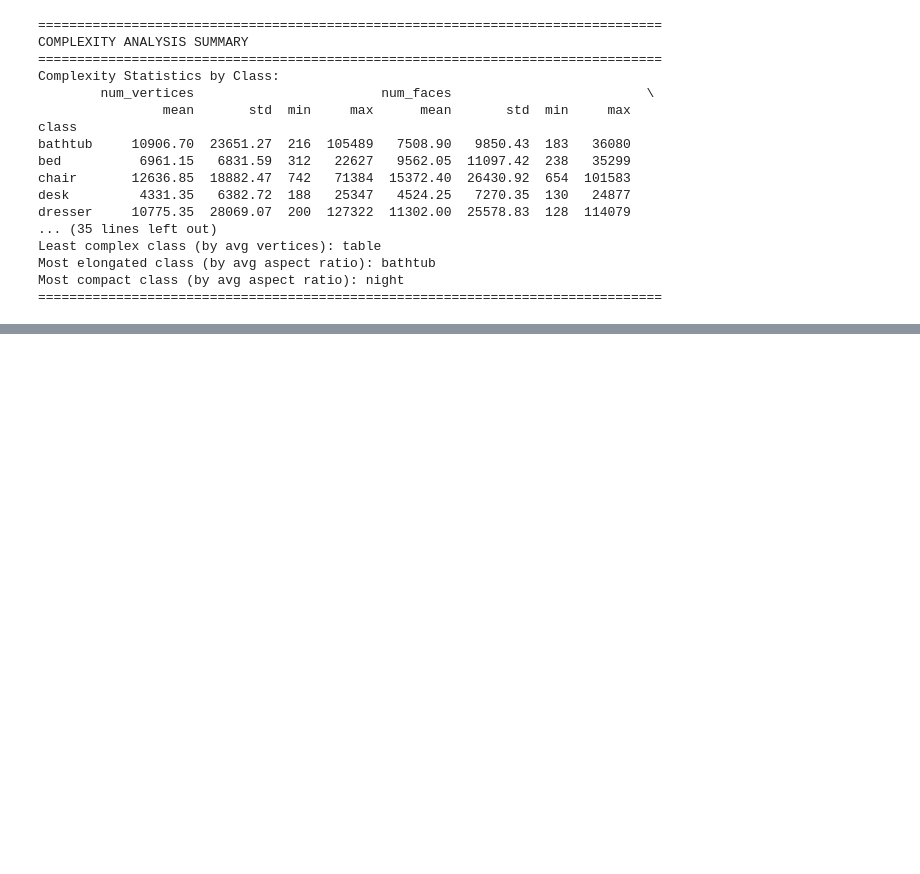
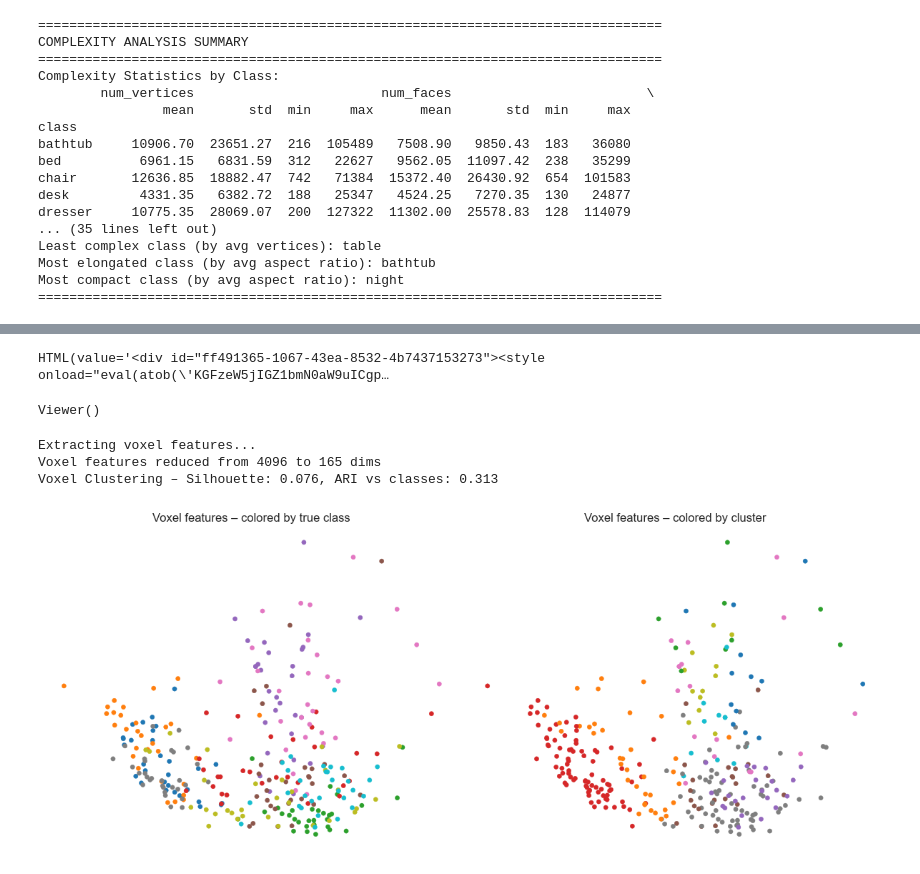
Before and after one commit to NerdToMars/threed-comp, a Jupyter notebook: chongtian_hanzhang.ipynb, the cells around one changed output, grey strips where cells are left out. Drawn from its saved outputs; the diff is of its cells as text; code cells hidden in the pictures; blank space fills up the shorter version.

Commit message:
add model

```diff
--- a/chongtian_hanzhang.ipynb
+++ b/chongtian_hanzhang.ipynb
@@ -439,7 +409,8 @@ for class_name in unique_classes:
     print(f"Analyzing {len(sampled_objects)} samples from class '{class_name}'...")
 
     for _, obj in sampled_objects.iterrows():
-        complexity = analyze_mesh_complexity(obj['object_path'])
+        object_full_path = os.path.join(BASE_MODEL_DIR, obj['object_path'])
+        complexity = analyze_mesh_complexity(object_full_path)
         if complexity:
             complexity['class'] = class_name
             complexity['object_id'] = obj['object_id']
@@ -565,0 +545,74 @@ Most compact class (by avg aspect ratio): night
+# %%
+from threed_comp.utils import load_mesh_from_relpath
+from threed_comp.utils import mesh_to_voxel_feature
+from threed_comp.utils import voxelize
+from threed_comp.utils import display_voxel_grid
+
+# Demo on a single example
+_demo_full_path = os.path.join(BASE_MODEL_DIR, metadata.iloc[0]['object_path'])
+_demo_mesh = load_mesh_from_relpath(_demo_full_path)
+_demo_feat = mesh_to_voxel_feature(_demo_mesh, resolution=16)
+voxel_grid = voxelize(_demo_mesh, 16)
+display_voxel_grid(voxel_grid, resolution=16, method='rerun', title='Voxel Grid')
+# %% [output]
+HTML(value='<div id="ff491365-1067-43ea-8532-4b7437153273"><style onload="eval(atob(\'KGFzeW5jIGZ1bmN0aW9uICgp…
+Viewer()
+# %%
+# 2.4.1 Clustering with Voxel Representation – experiment
+
+from sklearn.cluster import KMeans
+from sklearn.metrics import silhouette_score, adjusted_rand_score
+from sklearn.decomposition import PCA
+
+# Build a small dataset of voxel features
+samples_per_class = 30
+sel = []
+for c in sorted(unique_classes):
+    cls_df = metadata[metadata['class'] == c].sample(n=min(samples_per_class, len(metadata[metadata['class']==c])), random_state=0)
+    sel.append(cls_df)
+sel_df = pd.concat(sel, ignore_index=True)
+
+X_vox = []
+y_true = []
+print("Extracting voxel features...")
+for _, row in sel_df.iterrows():
+    object_full_path = os.path.join(BASE_MODEL_DIR, row['object_path'])
+    mesh = load_mesh_from_relpath(object_full_path)
+    feat = mesh_to_voxel_feature(mesh, resolution=16)
+    X_vox.append(feat)
+    y_true.append(row['class'])
+X_vox = np.array(X_vox)
+
+# Dimensionality reduction before clustering (PCA keeps 95% variance)
+pca_vox = PCA(n_components=0.95, random_state=0)
+X_vox_red = pca_vox.fit_transform(X_vox)
+print(f"Voxel features reduced from {X_vox.shape[1]} to {X_vox_red.shape[1]} dims")
+
+# KMeans clustering
+kmeans_vox = KMeans(n_clusters=num_categories, n_init=10, random_state=0)
+clusters_vox = kmeans_vox.fit_predict(X_vox_red)
+
+# Evaluation
+label_to_int = {c:i for i,c in enumerate(sorted(unique_classes))}
+y_true_int = np.array([label_to_int[c] for c in y_true])
+
+sil_vox = silhouette_score(X_vox_red, clusters_vox)
+ari_vox = adjusted_rand_score(y_true_int, clusters_vox)
+print(f"Voxel Clustering – Silhouette: {sil_vox:.3f}, ARI vs classes: {ari_vox:.3f}")
+
+# Visualization of clusters in 2D
+pca2 = PCA(n_components=2, random_state=0)
+X2 = pca2.fit_transform(X_vox_red)
+fig, ax = plt.subplots(1,2, figsize=(12,5))
+sc0 = ax[0].scatter(X2[:,0], X2[:,1], c=[label_to_int[c] for c in y_true], cmap='tab10', s=20)
+ax[0].set_title('Voxel features – colored by true class')
+ax[0].set_axis_off()
+sc1 = ax[1].scatter(X2[:,0], X2[:,1], c=clusters_vox, cmap='tab10', s=20)
+ax[1].set_title('Voxel features – colored by cluster')
+ax[1].set_axis_off()
+plt.tight_layout(); plt.show()
+# %% [output]
+Extracting voxel features...
+Voxel features reduced from 4096 to 165 dims
+Voxel Clustering – Silhouette: 0.076, ARI vs classes: 0.313
+[figure, added]
```
Also changed, not shown: parts of 14 cells of this notebook, 5 other files.
